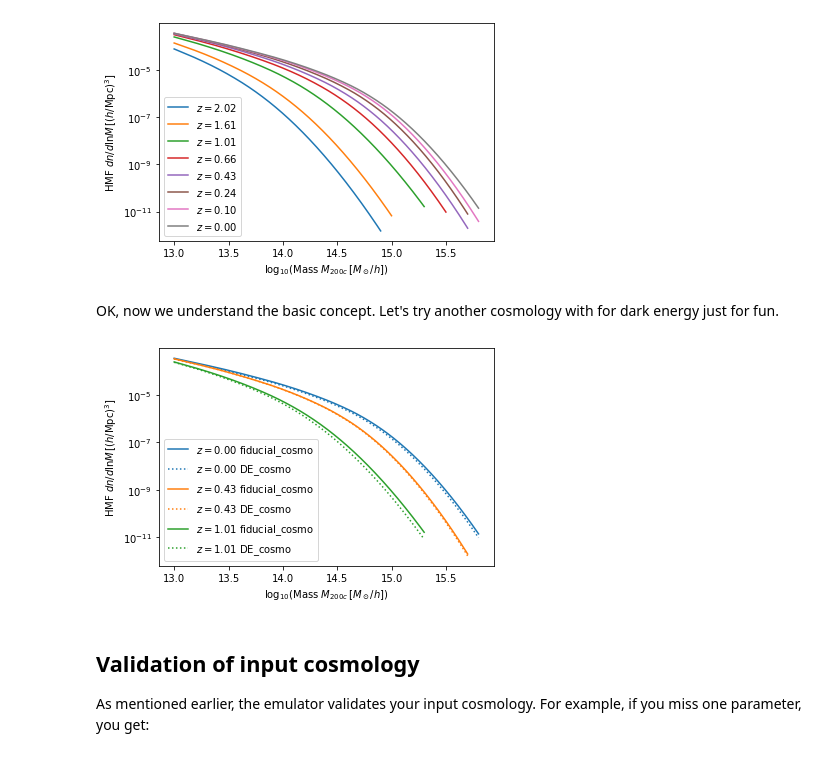
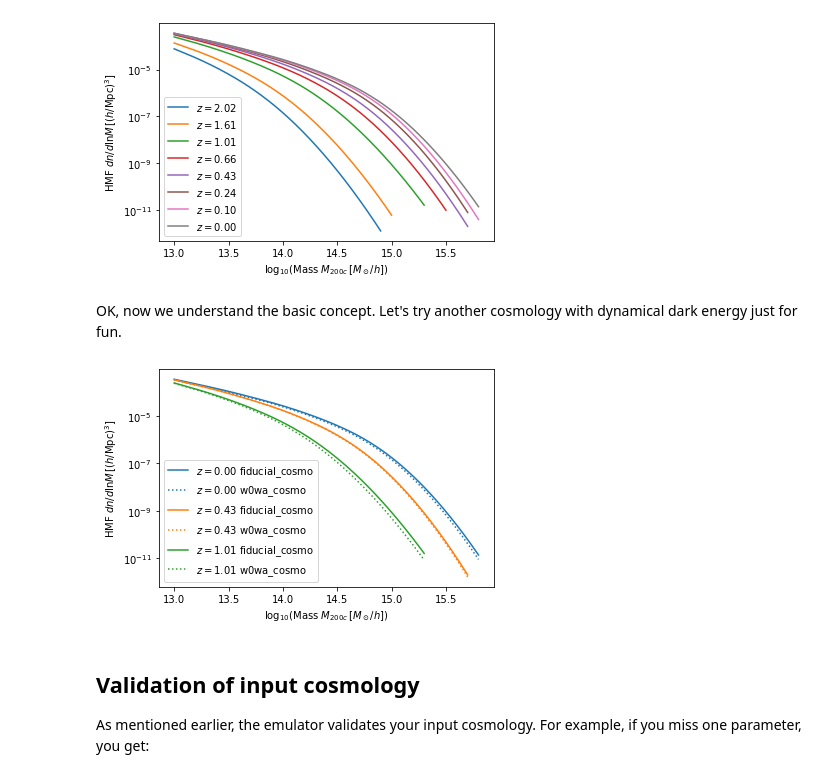
Before and after one commit to SebastianBocquet/MiraTitanHMFemulator, a Jupyter notebook: tutorial.ipynb, the cells around one changed output. Drawn from its saved outputs; the diff is of its cells as text; code cells hidden in the pictures.

```diff
--- a/tutorial.ipynb
+++ b/tutorial.ipynb
@@ -85,9 +85,9 @@ plt.legend();
 # %% [output]
 [figure]
 # %% [markdown]
-OK, now we understand the basic concept. Let's try another cosmology with for dark energy just for fun.
+OK, now we understand the basic concept. Let's try another cosmology with dynamical dark energy just for fun.
 # %%
-DE_cosmo = {'Ommh2': .3*.7**2,
+w0wa_cosmo = {'Ommh2': .3*.7**2,
             'Ombh2': .022,
             'Omnuh2': .0006,
             'n_s': .96,
@@ -97,17 +97,17 @@ DE_cosmo = {'Ommh2': .3*.7**2,
             'sigma_8': .8,
            }
 # %%
-res_DE = HMFemu.predict(DE_cosmo)
+res_w0wa = HMFemu.predict(w0wa_cosmo)
 # %%
 colors=['C%s'%i for i in range(3)]
 for i,z in enumerate([0.0, 0.434, 1.01]):
     plt.semilogy(res[z]['log10_M'], res[z]['HMF'], color=colors[i], label='$z=%.2f$ fiducial_cosmo'%z)
-    plt.semilogy(res[z]['log10_M'], res_DE[z]['HMF'], color=colors[i], label='$z=%.2f$ DE_cosmo'%z, ls=':')
+    plt.semilogy(res[z]['log10_M'], res_w0wa[z]['HMF'], color=colors[i], label='$z=%.2f$ w0wa_cosmo'%z, ls=':')
 plt.xlabel('$\log_{10}$(Mass $M_{200c}\,[M_\odot/h]$)')
 plt.ylabel('HMF $dn/d\lnM\,[(h/\\mathrm{Mpc})^3]$')
 plt.legend();
 # %% [output]
-[figure, old version]
+[figure, new version]
 # %% [markdown]
 ## Validation of input cosmology
 As mentioned earlier, the emulator validates your input cosmology. For example, if you miss one parameter, you get:
```
Also changed, not shown: parts of 6 cells of this notebook, 7 other files.
